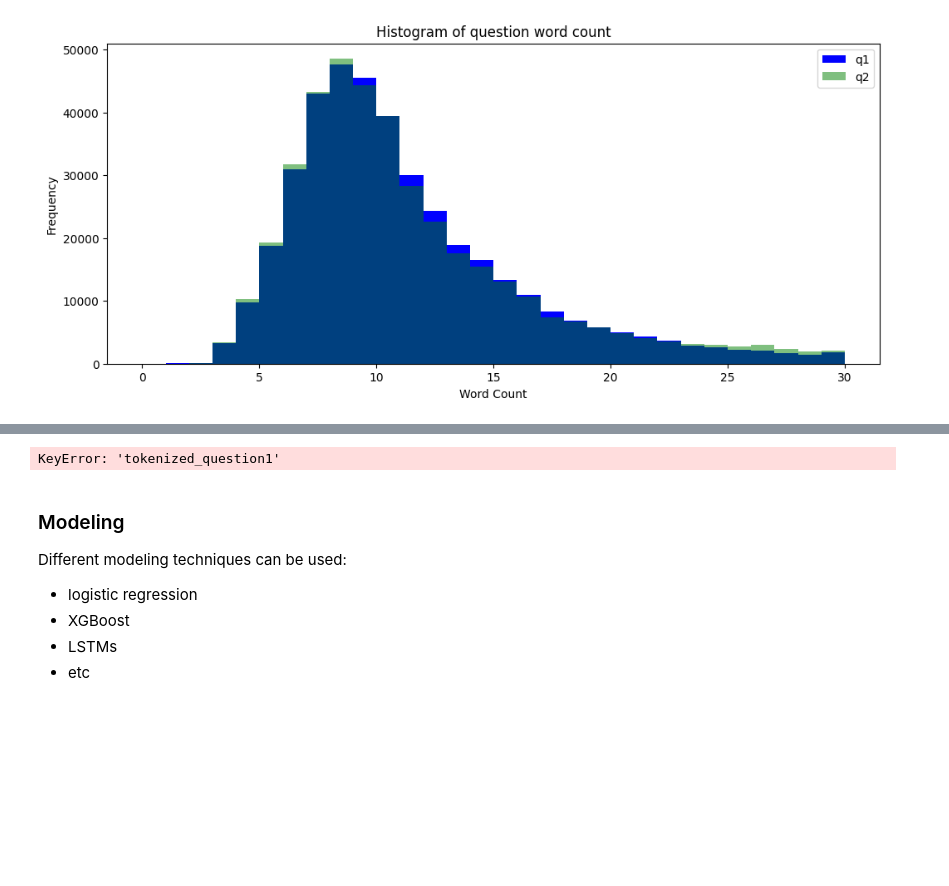
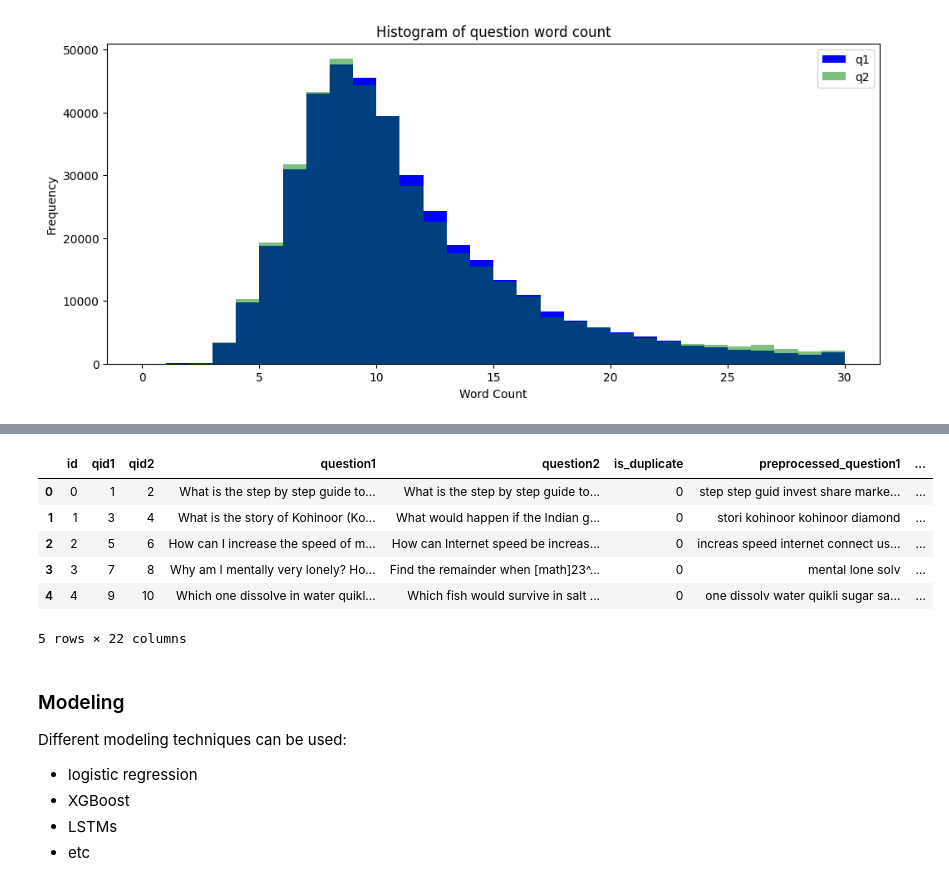
Before and after one commit to Brittanysacha/Mini-Project-V, a Jupyter notebook: mini_project_V.ipynb, the cells around one changed output, grey strips where cells are left out. Cells and saved outputs as stored; diff of their text form; code cells hidden in the pictures; blank space fills up the shorter version.

Commit message:
working word2vec

```diff
--- a/mini_project_V.ipynb
+++ b/mini_project_V.ipynb
@@ -237 +249,3 @@ tfidf_question2 = tfidf_question2.toarray()
+# %%
+quora_questions['length_difference'] = abs(quora_questions['preprocessed_question1'].str.len() - quora_questions['preprocessed_question2'].str.len())
 # %%
@@ -256,15 +269,0 @@ Error:
-# %%
-# Wrap list in tqdm() for progress bar
-tqdm.pandas()
-
-# Calculate Word2Vec
-word2vec_model = Word2Vec(pd.concat([quora_questions['tokenized_question1'], quora_questions['tokenized_question2']]), vector_size=100, window=5, min_count=1, workers=4)
-
-# Calculate average Word2Vec for each question
-quora_questions['word2vec_question1'] = quora_questions['tokenized_question1'].progress_apply(lambda x: np.mean(word2vec_model.wv[x], axis=0))
-quora_questions['word2vec_question2'] = quora_questions['tokenized_question2'].progress_apply(lambda x: np.mean(word2vec_model.wv[x], axis=0))
-
-# Calculate Common Words
-quora_questions['common_words'] = quora_questions.progress_apply(lambda x: len(set(x['tokenized_question1']).intersection(set(x['tokenized_question2']))), axis=1)
-# %% [output]
-KeyError: 'tokenized_question1'
@@ -271,3 +301,47 @@ KeyError: 'tokenized_question1'
+# %%
+def jaccard_similarity(row):
+    words_question1 = set(row['preprocessed_question1'].split())
+    words_question2 = set(row['preprocessed_question2'].split())
+    intersection = words_question1.intersection(words_question2)
+    union = words_question1.union(words_question2)
+    return len(intersection) / len(union)
+
+quora_questions['jaccard_similarity'] = quora_questions.apply(jaccard_similarity, axis=1)
+# %%
+from Levenshtein import distance as levenshtein_distance
+
+quora_questions['levenshtein_distance'] = quora_questions.apply(
+    lambda x: levenshtein_distance(x['preprocessed_question1'], x['preprocessed_question2']), axis=1
+)
+# %%
+from sklearn.feature_extraction.text import CountVectorizer
+import numpy as np
+
+def shared_ngrams(q1, q2, n):
+    vectorizer = CountVectorizer(ngram_range=(n, n))
+    if q1 == "NA" or q2 == "NA":
+        return 0
+    try:
+        counts = vectorizer.fit_transform([q1, q2])
+        return np.sum(np.minimum(counts.toarray()[0], counts.toarray()[1]))
+    except ValueError:
+        return 0
+
+quora_questions['preprocessed_question1'] = quora_questions['preprocessed_question1'].apply(lambda x: x if isinstance(x, str) else "NA")
+quora_questions['preprocessed_question2'] = quora_questions['preprocessed_question2'].apply(lambda x: x if isinstance(x, str) else "NA")
+
+quora_questions['shared_bigrams'] = quora_questions.apply(lambda row: shared_ngrams(row['preprocessed_question1'], row['preprocessed_question2'], 2), axis=1)
+quora_questions['shared_trigrams'] = quora_questions.apply(lambda row: shared_ngrams(row['preprocessed_question1'], row['preprocessed_question2'], 3), axis=1)
+# %%
+quora_questions.head(5)
+# %% [output]
+|  | id | qid1 | qid2 | question1 | question2 | is_duplicate | preprocessed_question1 | ... |
+| 0 | 0 | 1 | 2 | What is the step by step guide to... | What is the step by step guide to... | 0 | step step guid invest share marke... | ... |
+| 1 | 1 | 3 | 4 | What is the story of Kohinoor (Ko... | What would happen if the Indian g... | 0 | stori kohinoor kohinoor diamond | ... |
+| 2 | 2 | 5 | 6 | How can I increase the speed of m... | How can Internet speed be increas... | 0 | increas speed internet connect us... | ... |
+| 3 | 3 | 7 | 8 | Why am I mentally very lonely? Ho... | Find the remainder when [math]23^... | 0 | mental lone solv | ... |
+| 4 | 4 | 9 | 10 | Which one dissolve in water quikl... | Which fish would survive in salt ... | 0 | one dissolv water quikli sugar sa... | ... |
+5 rows × 22 columns
 # %% [markdown]
 ### Modeling
 
```
Also changed, not shown: parts of 8 cells of this notebook.
